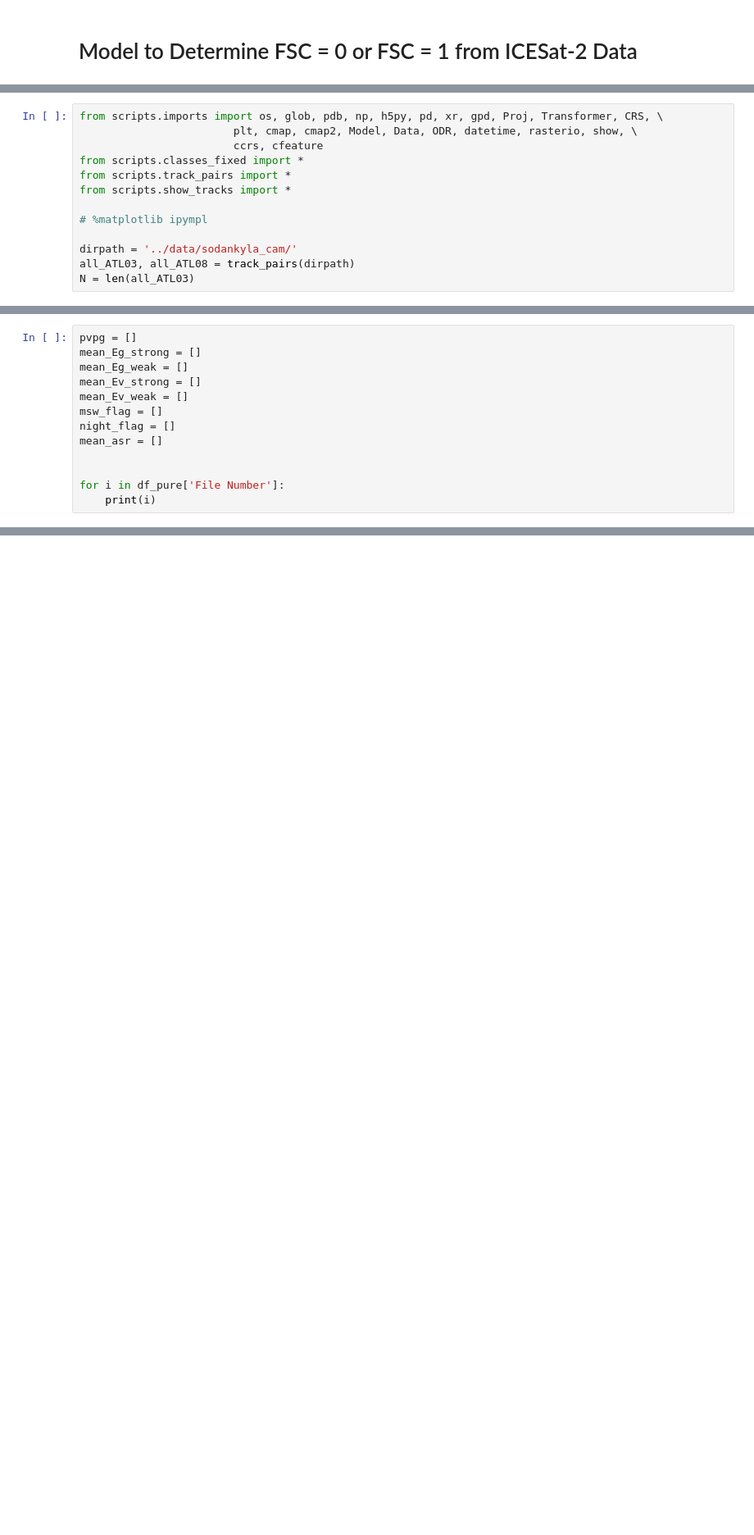
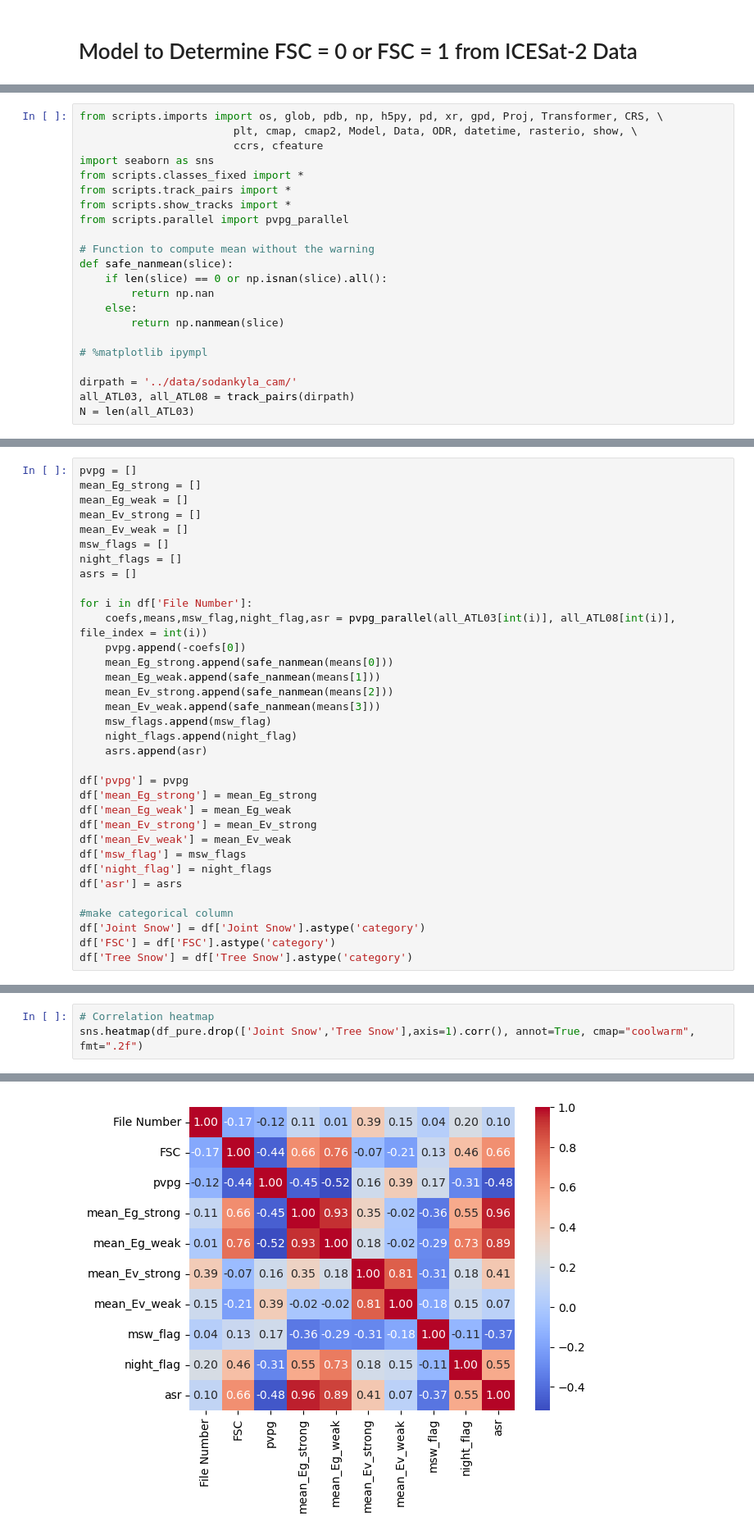
Before and after one commit to thomaslaraia/Snowstradamus, a Jupyter notebook: sodankyla_cam_model.ipynb, the cells around one changed output, grey strips where cells are left out. Shown at 82% size. Drawn from its saved outputs; the diff is of its cells as text; blank space fills up the shorter version.

```diff
--- a/sodankyla_cam_model.ipynb
+++ b/sodankyla_cam_model.ipynb
@@ -4,9 +6,18 @@
 from scripts.imports import os, glob, pdb, np, h5py, pd, xr, gpd, Proj, Transformer, CRS, \
                         plt, cmap, cmap2, Model, Data, ODR, datetime, rasterio, show, \
                         ccrs, cfeature
+import seaborn as sns
 from scripts.classes_fixed import *
 from scripts.track_pairs import *
 from scripts.show_tracks import *
+from scripts.parallel import pvpg_parallel
+
+# Function to compute mean without the warning
+def safe_nanmean(slice):
+    if len(slice) == 0 or np.isnan(slice).all():
+        return np.nan
+    else:
+        return np.nanmean(slice)
 
 # %matplotlib ipympl
 
@@ -23,11 +33,32 @@ mean_Eg_strong = []
 mean_Eg_weak = []
 mean_Ev_strong = []
 mean_Ev_weak = []
-msw_flag = []
-night_flag = []
-mean_asr = []
+msw_flags = []
+night_flags = []
+asrs = []
 
+for i in df['File Number']:
+    coefs,means,msw_flag,night_flag,asr = pvpg_parallel(all_ATL03[int(i)], all_ATL08[int(i)], file_index = int(i))
+    pvpg.append(-coefs[0])
+    mean_Eg_strong.append(safe_nanmean(means[0]))
+    mean_Eg_weak.append(safe_nanmean(means[1]))
+    mean_Ev_strong.append(safe_nanmean(means[2]))
+    mean_Ev_weak.append(safe_nanmean(means[3]))
+    msw_flags.append(msw_flag)
+    night_flags.append(night_flag)
+    asrs.append(asr)
 
-for i in df_pure['File Number']:
-    print(i)
+df['pvpg'] = pvpg
+df['mean_Eg_strong'] = mean_Eg_strong
+df['mean_Eg_weak'] = mean_Eg_weak
+df['mean_Ev_strong'] = mean_Ev_strong
+df['mean_Ev_weak'] = mean_Ev_weak
+df['msw_flag'] = msw_flags
+df['night_flag'] = night_flags
+df['asr'] = asrs
+
+#make categorical column
+df['Joint Snow'] = df['Joint Snow'].astype('category')
+df['FSC'] = df['FSC'].astype('category')
+df['Tree Snow'] = df['Tree Snow'].astype('category')
 # %% [output]
@@ -50,0 +113,4 @@ for i in df_pure['File Number']:
+# %%
+# Correlation heatmap
+sns.heatmap(df_pure.drop(['Joint Snow','Tree Snow'],axis=1).corr(), annot=True, cmap="coolwarm", fmt=".2f")
+# %% [output]
@@ -50,0 +118 @@ for i in df_pure['File Number']:
+[figure, added]
```
Also changed, not shown: parts of 13 cells of this notebook, 1 other file.
